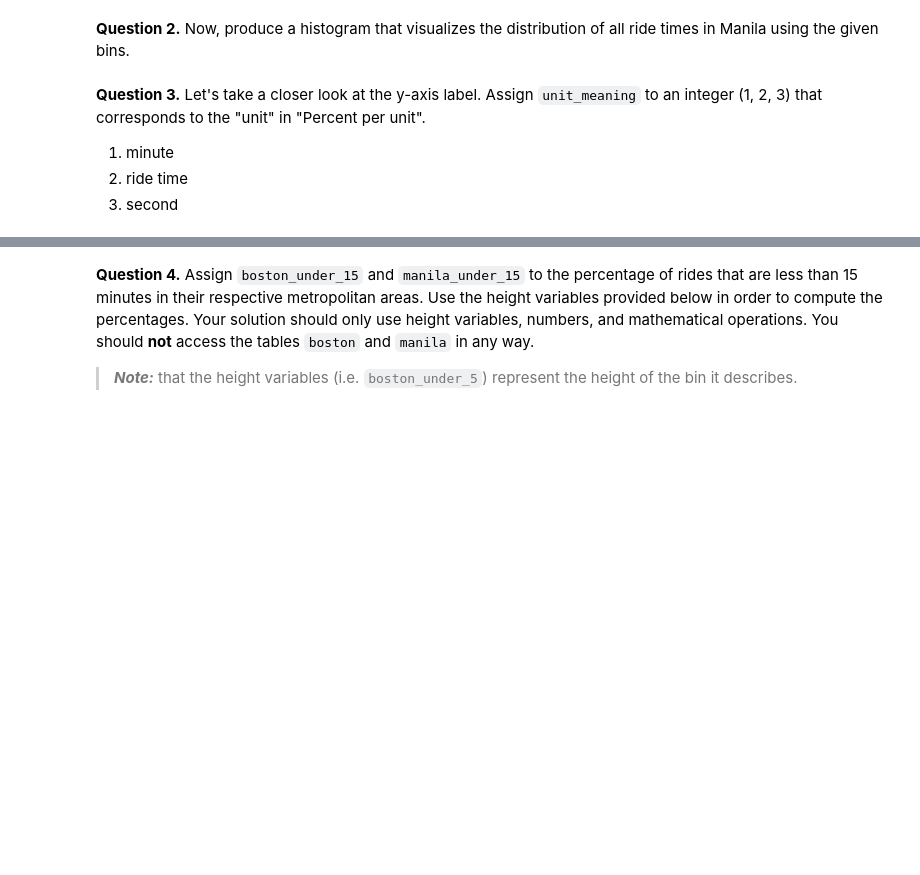
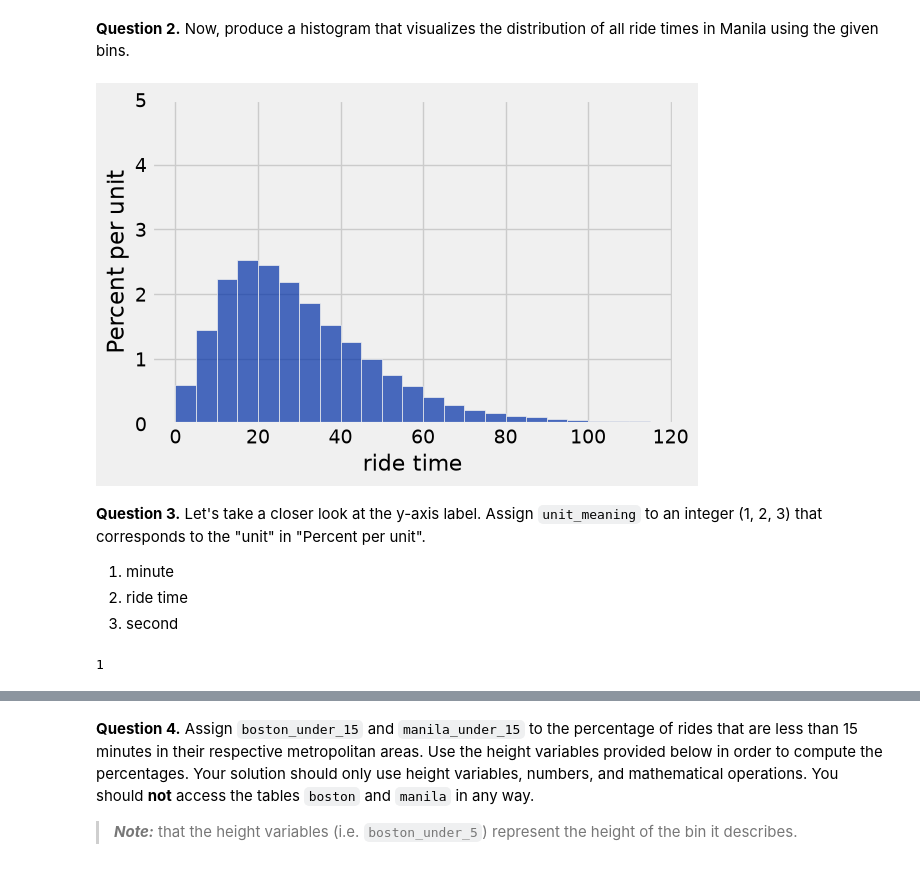
Before and after one commit to Tater-23/Data1, a Jupyter notebook: Homework 3 - Visualizations/hw03.ipynb, the cells around one changed output, grey strips where cells are left out. Cells and saved outputs as stored; diff of their text form; code cells hidden in the pictures; blank space fills up the shorter version.

```diff
--- a/Homework 3 - Visualizations/hw03.ipynb
+++ b/Homework 3 - Visualizations/hw03.ipynb
@@ -358,10 +358,12 @@ Ellipsis
 **Question 2.** Now, produce a histogram that visualizes the distribution of all ride times in Manila using the given bins.
 # %%
 equal_bins = np.arange(0, 120, 5)
-...
+manila.hist('ride time', bins=equal_bins)
 
 # Don't delete the following line!
 plt.ylim(0, 0.05);
+# %% [output]
+[figure, added]
 # %% [markdown]
 <!-- END QUESTION -->
 
@@ -371,7 +373,9 @@ plt.ylim(0, 0.05);
 2. ride time
 3. second
 # %%
-unit_meaning = ...
+unit_meaning = 1
 unit_meaning
+# %% [output]
+1
 # %%
 grader.check("q3_3")
```
Also changed, not shown: parts of 10 cells of this notebook, 1 other file.
